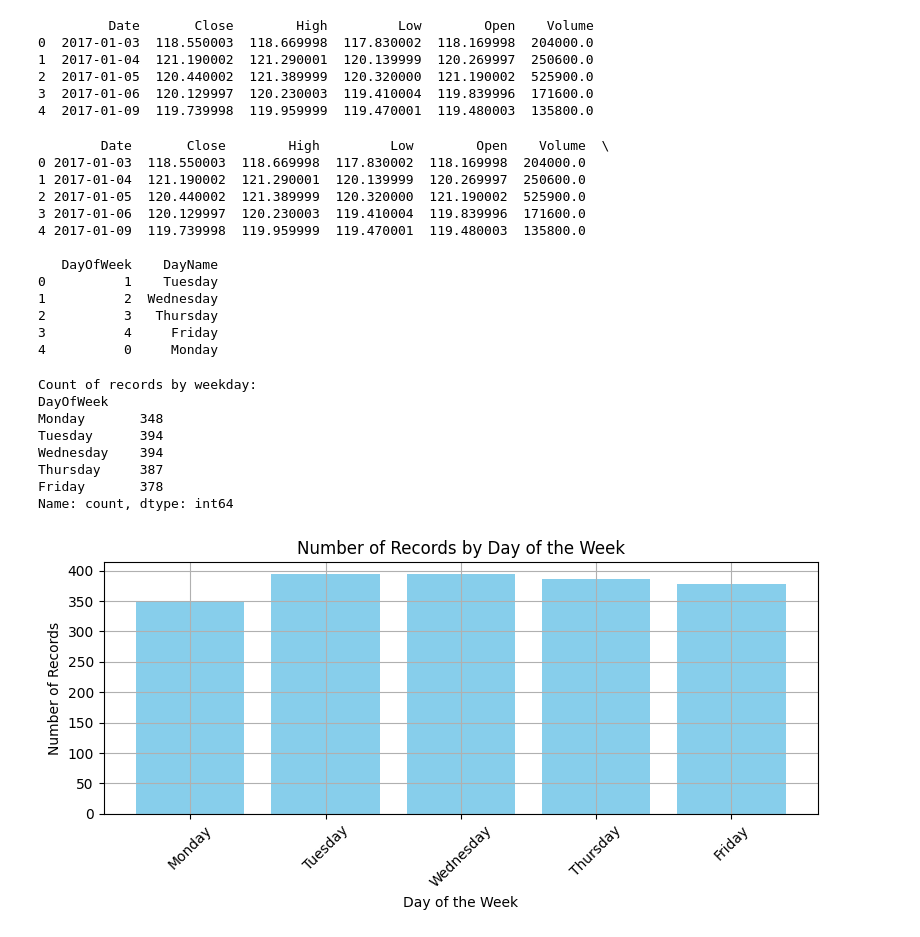
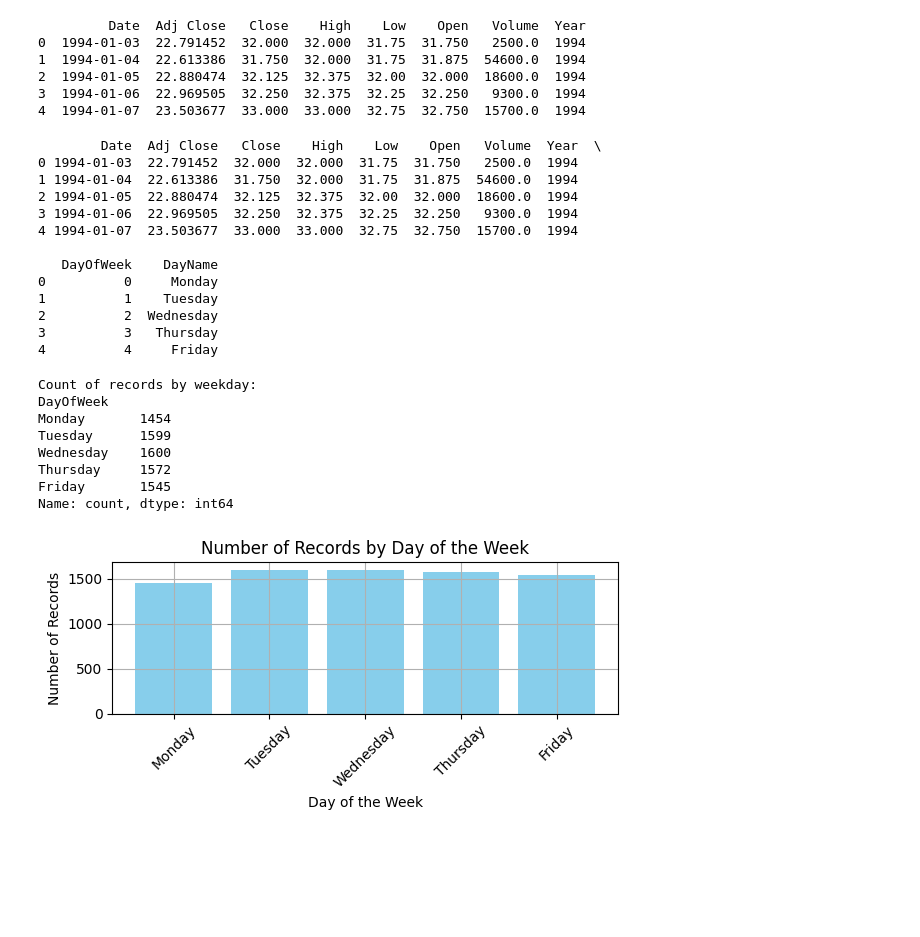
Before and after one commit to optima-intellihack-5-0/Intellihack_Optima_4, a Jupyter notebook: Task4_Feature_Engineering.ipynb, the cells around one changed output. Cells and saved outputs as stored; diff of their text form; code cells hidden in the pictures; blank space fills up the shorter version.

```diff
--- a/Task4_Feature_Engineering.ipynb
+++ b/Task4_Feature_Engineering.ipynb
@@ -4,24 +4,21 @@ import numpy as np
 import matplotlib.pyplot as plt
 import seaborn as sns
 from datetime import datetime
-# %%
-# Assuming the file is in the root directory of your Colab environment
-try:
-  df = pd.read_csv("cleaned_data.csv")
-  print(df.head()) # Display the first few rows of the DataFrame to verify successful import
-except FileNotFoundError:
-  print("Error: 'question4-stock-data.csv' not found in the root directory.")
-except pd.errors.EmptyDataError:
-    print("Error: 'question4-stock-data.csv' is empty.")
-except pd.errors.ParserError:
-    print("Error: 'question4-stock-data.csv' parsing error. Please check file format.")
-# %% [output]
-         Date       Close        High         Low        Open    Volume
-0  2017-01-03  118.550003  118.669998  117.830002  118.169998  204000.0
-1  2017-01-04  121.190002  121.290001  120.139999  120.269997  250600.0
-2  2017-01-05  120.440002  121.389999  120.320000  121.190002  525900.0
-3  2017-01-06  120.129997  120.230003  119.410004  119.839996  171600.0
-4  2017-01-09  119.739998  119.959999  119.470001  119.480003  135800.0
+# %%
+df = pd.read_csv("data.csv")
+# Drop columns ending in "prev" if any exist
+cols_to_drop = [col for col in df.columns if col.endswith("prev")]
+if cols_to_drop:
+  df = df.drop(columns=cols_to_drop)
+
+print(df.head())
+# %% [output]
+         Date  Adj Close   Close    High    Low    Open   Volume  Year
+0  1994-01-03  22.791452  32.000  32.000  31.75  31.750   2500.0  1994
+1  1994-01-04  22.613386  31.750  32.000  31.75  31.875  54600.0  1994
+2  1994-01-05  22.880474  32.125  32.375  32.00  32.000  18600.0  1994
+3  1994-01-06  22.969505  32.250  32.375  32.25  32.250   9300.0  1994
+4  1994-01-07  23.503677  33.000  33.000  32.75  32.750  15700.0  1994
 # %%
 df['Date'] = pd.to_datetime(df['Date'], errors='coerce')
 # %%
@@ -33,19 +30,19 @@ df['DayName'] = df['Date'].dt.day_name()
 # %%
 print(df.head())
 # %% [output]
-        Date       Close        High         Low        Open    Volume  \
-0 2017-01-03  118.550003  118.669998  117.830002  118.169998  204000.0
-1 2017-01-04  121.190002  121.290001  120.139999  120.269997  250600.0
-2 2017-01-05  120.440002  121.389999  120.320000  121.190002  525900.0
-3 2017-01-06  120.129997  120.230003  119.410004  119.839996  171600.0
-4 2017-01-09  119.739998  119.959999  119.470001  119.480003  135800.0
+        Date  Adj Close   Close    High    Low    Open   Volume  Year  \
+0 1994-01-03  22.791452  32.000  32.000  31.75  31.750   2500.0  1994
+1 1994-01-04  22.613386  31.750  32.000  31.75  31.875  54600.0  1994
+2 1994-01-05  22.880474  32.125  32.375  32.00  32.000  18600.0  1994
+3 1994-01-06  22.969505  32.250  32.375  32.25  32.250   9300.0  1994
+4 1994-01-07  23.503677  33.000  33.000  32.75  32.750  15700.0  1994
 
    DayOfWeek    DayName
-0          1    Tuesday
-1          2  Wednesday
-2          3   Thursday
-3          4     Friday
-4          0     Monday
+0          0     Monday
+1          1    Tuesday
+2          2  Wednesday
+3          3   Thursday
+4          4     Friday
 # %%
 def plot_weekday_counts(df, date_column='Date'):
     """
@@ -64,37 +61,37 @@ def plot_weekday_counts(df, date_column='Date'):
     # Create a column for the day of the week (0=Monday, 6=Sunday)
     df['DayOfWeek'] = df[date_column].dt.day_name()
 
     # Count the number of records for each weekday
     weekday_counts = df['DayOfWeek'].value_counts().reindex(
         ['Monday', 'Tuesday', 'Wednesday', 'Thursday', 'Friday'], fill_value=0
     )
 
     # Display the counts
     print("\nCount of records by weekday:")
     print(weekday_counts)
 
     # Plot the counts as a bar chart
-    plt.figure(figsize=(8, 4))
+    plt.figure(figsize=(6, 3))
     plt.bar(weekday_counts.index, weekday_counts.values, color='skyblue')
     plt.xlabel('Day of the Week')
     plt.ylabel('Number of Records')
     plt.title('Number of Records by Day of the Week')
     plt.xticks(rotation=45)
     plt.grid(True)
     plt.tight_layout()
     plt.show()
 
     return weekday_counts
 
 # Example usage
 weekday_counts = plot_weekday_counts(df, date_column='Date')
 # %% [output]
 Count of records by weekday:
 DayOfWeek
-Monday       348
-Tuesday      394
-Wednesday    394
-Thursday     387
-Friday       378
+Monday       1454
+Tuesday      1599
+Wednesday    1600
+Thursday     1572
+Friday       1545
 Name: count, dtype: int64
-[figure, old version]
+[figure, new version]
```
Also changed, not shown: parts of 14 cells of this notebook, 6 other files.
